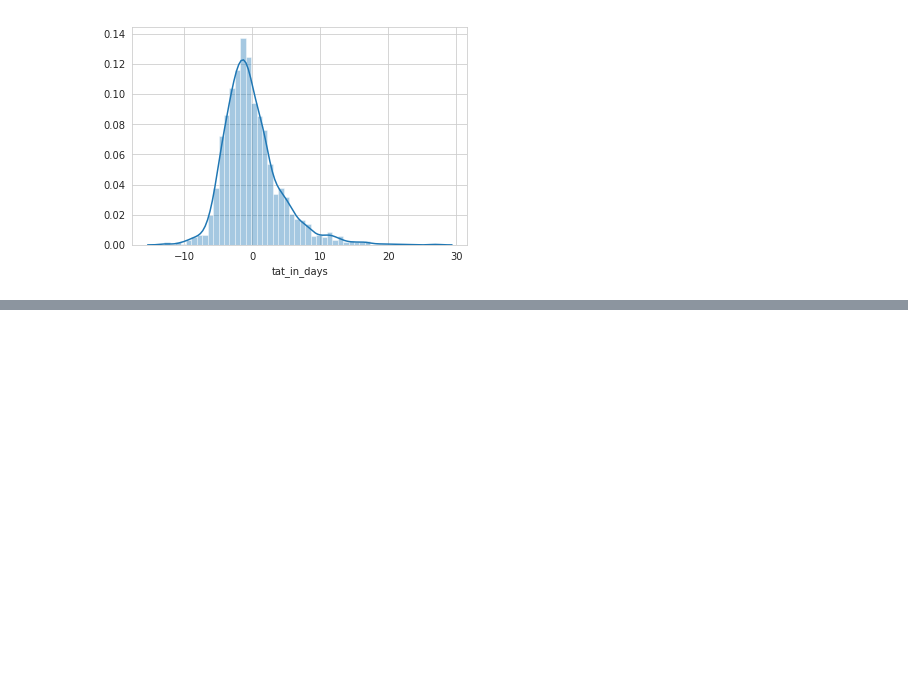
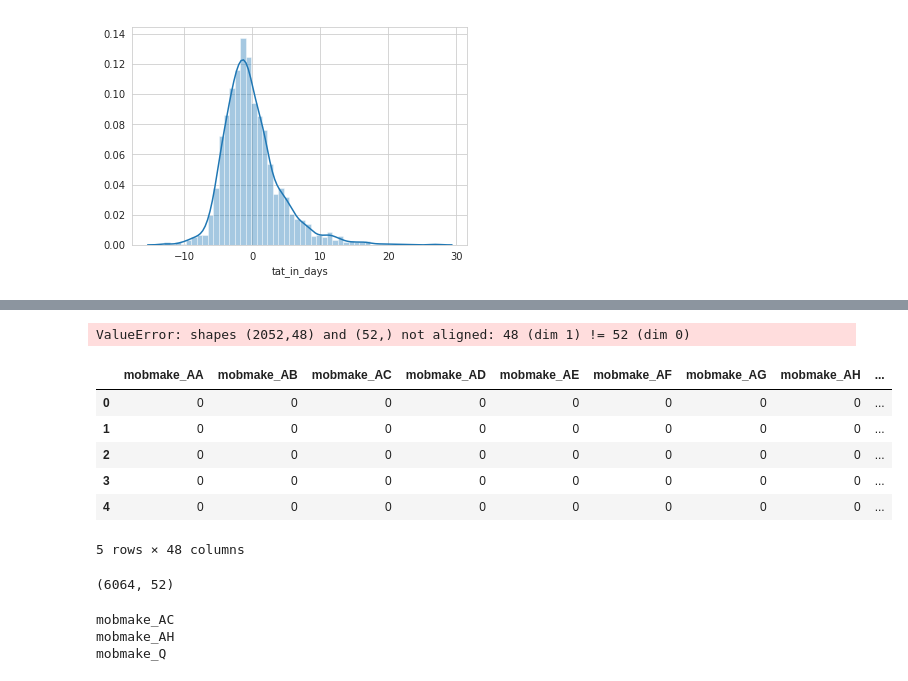
Before and after one commit to kckartik17/Assignment-2-19th-June, a Jupyter notebook: Problem 2.ipynb, the cells around one changed output, grey strips where cells are left out. Cells and saved outputs as stored; diff of their text form; code cells hidden in the pictures; blank space fills up the shorter version.

```diff
--- a/Problem 2.ipynb
+++ b/Problem 2.ipynb
@@ -267,0 +272,2 @@ sns.distplot((y_test-y_pred),bins=50);
+# %%
+test_data = pd.read_csv("problem_2/problem_2_test.csv")
@@ -267,0 +297,53 @@ sns.distplot((y_test-y_pred),bins=50);
+# %%
+test_data.memcreateddate = pd.to_datetime(test_data.memcreateddate)
+test_data.mobilepurchasedate = pd.to_datetime(test_data.mobilepurchasedate)
+test_data.claimintdate = pd.to_datetime(test_data.claimintdate)
+test_data.pickupStartdate = pd.to_datetime(test_data.pickupStartdate)
+# %%
+test_data.drop(test_data[test_data['custpincodecategory'] == '0'].index,inplace=True)
+# %%
+dummy_ct = pd.get_dummies(test_data['claimtype'],prefix='claimtype',drop_first=True)
+test_data = pd.concat([dummy_ct,test_data],axis=1)
+test_data.drop(columns=['claimtype'],inplace=True)
+
+
+dummy_cp = pd.get_dummies(test_data['custpincodecategory'],prefix = 'custpincodecategory',drop_first=True)
+test_data = pd.concat([dummy_cp,test_data],axis=1)
+test_data.drop(columns=['custpincodecategory'],inplace=True)
+
+
+dummy_mob = pd.get_dummies(test_data['mobmake'],prefix = 'mobmake',drop_first=True)
+test_data = pd.concat([dummy_mob,test_data],axis=1)
+test_data.drop(columns=['mobmake'],inplace=True)
+
+test_data['PCdiff'] = test_data.pickupStartdate - test_data.claimintdate
+
+test_data['PCdiff'] = test_data['PCdiff'].apply(lambda x:x.days)
+
+test_data['ClaMemdiff'] = test_data.claimintdate - test_data.memcreateddate
+
+test_data['ClaMemdiff'] = test_data['ClaMemdiff'].apply(lambda x:x.days)
+
+test_data['ClaMobdiff'] = test_data.claimintdate - test_data.mobilepurchasedate
+
+test_data['ClaMobdiff'] = test_data['ClaMobdiff'].apply(lambda x:x.days)
+
+test_data.drop(columns=['pickupStartdate','claimintdate','mobilepurchasedate','memcreateddate'],inplace=True)
+# %%
+test_data_pred = linreg.predict(test_data)
+# %% [output]
+ValueError: shapes (2052,48) and (52,) not aligned: 48 (dim 1) != 52 (dim 0)
+# %%
+test_data.head(5)
+# %% [output]
+|  | mobmake_AA | mobmake_AB | mobmake_AC | mobmake_AD | mobmake_AE | mobmake_AF | mobmake_AG | mobmake_AH | ... |
+| 0 | 0 | 0 | 0 | 0 | 0 | 0 | 0 | 0 | ... |
+| 1 | 0 | 0 | 0 | 0 | 0 | 0 | 0 | 0 | ... |
+| 2 | 0 | 0 | 0 | 0 | 0 | 0 | 0 | 0 | ... |
+| 3 | 0 | 0 | 0 | 0 | 0 | 0 | 0 | 0 | ... |
+| 4 | 0 | 0 | 0 | 0 | 0 | 0 | 0 | 0 | ... |
+5 rows × 48 columns
+# %%
+X.shape
+# %% [output]
+(6064, 52)
@@ -267,0 +354,8 @@ sns.distplot((y_test-y_pred),bins=50);
+# %%
+for i in b:
+    if i not in a:
+        print(i)
+# %% [output]
+mobmake_AC
+mobmake_AH
+mobmake_Q
```
Also changed, not shown: parts of 6 cells of this notebook.
